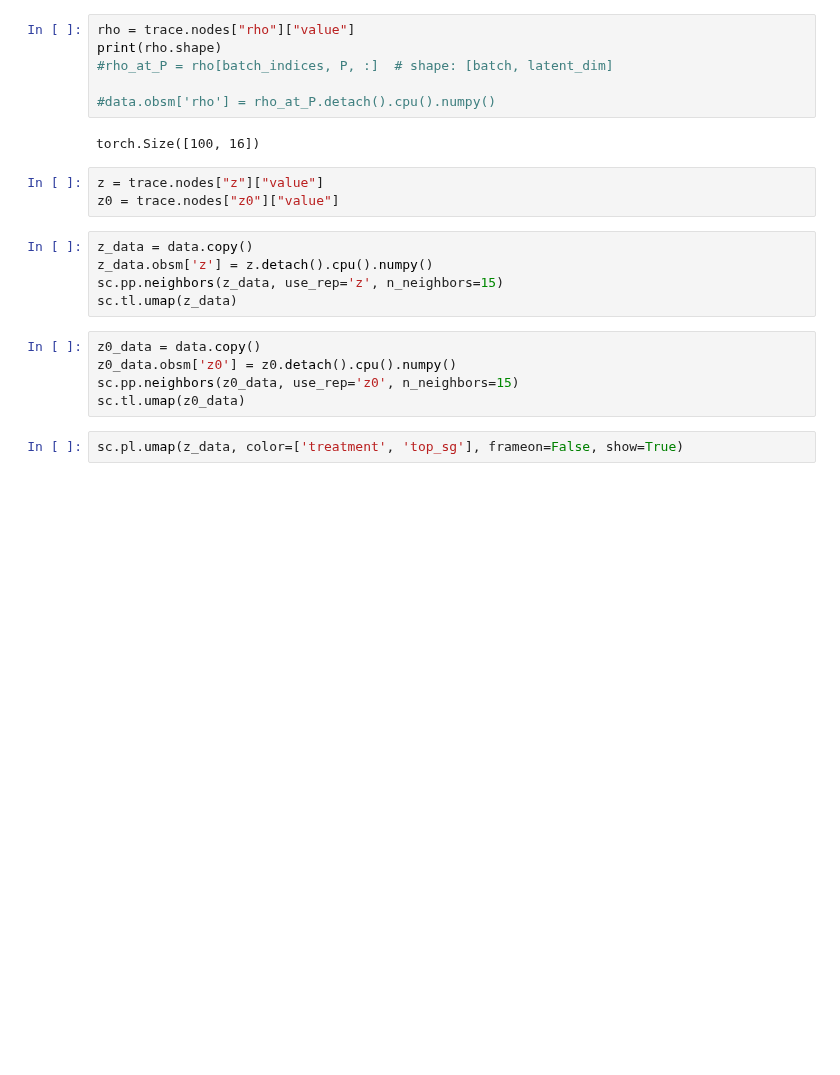
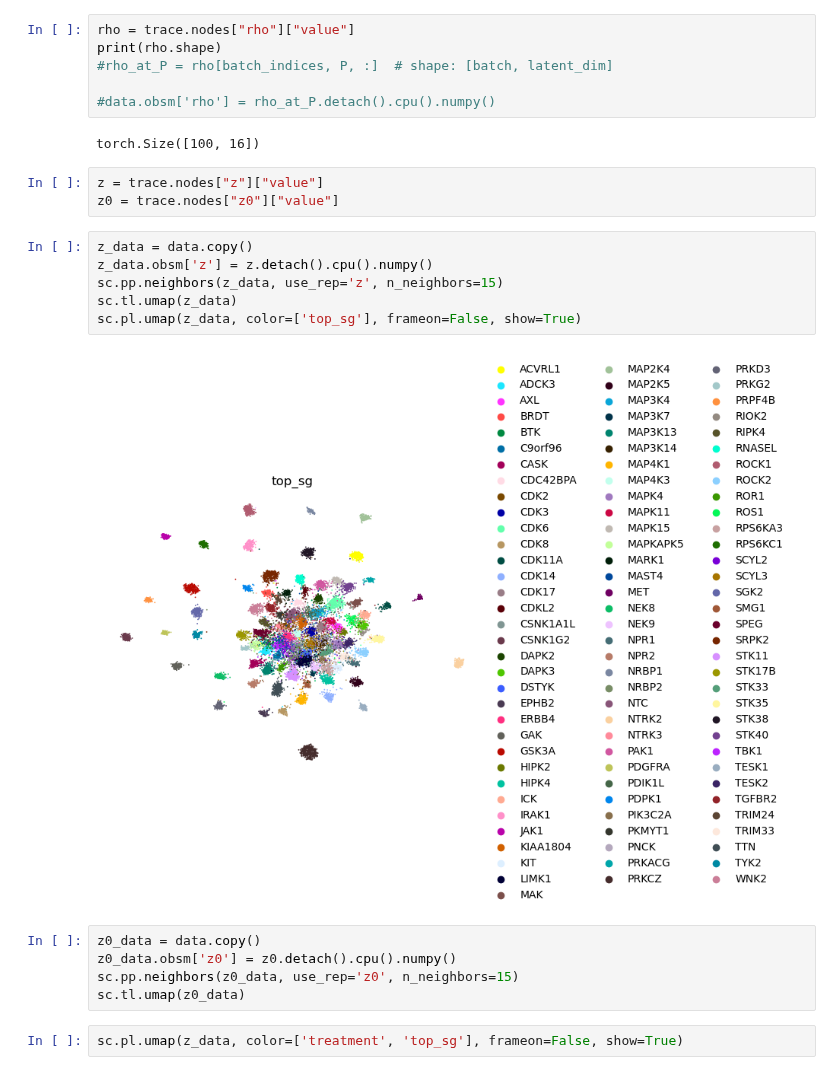
Before and after one commit to azizilab/SHERLOCK, a Jupyter notebook: PerturbVAE/training_test.ipynb, the cells around one changed output. Saved outputs shown, nothing was run; the diff lists cells and outputs as text; blank space fills up the shorter version.

```diff
--- a/PerturbVAE/training_test.ipynb
+++ b/PerturbVAE/training_test.ipynb
@@ -288,8 +209,11 @@ z0 = trace.nodes["z0"]["value"]
 # %%
 z_data = data.copy()
 z_data.obsm['z'] = z.detach().cpu().numpy()
 sc.pp.neighbors(z_data, use_rep='z', n_neighbors=15)
 sc.tl.umap(z_data)
+sc.pl.umap(z_data, color=['top_sg'], frameon=False, show=True)
+# %% [output]
+[figure, added]
 # %%
 z0_data = data.copy()
 z0_data.obsm['z0'] = z0.detach().cpu().numpy()
```
Also changed, not shown: parts of 31 cells of this notebook, 3 other files.
